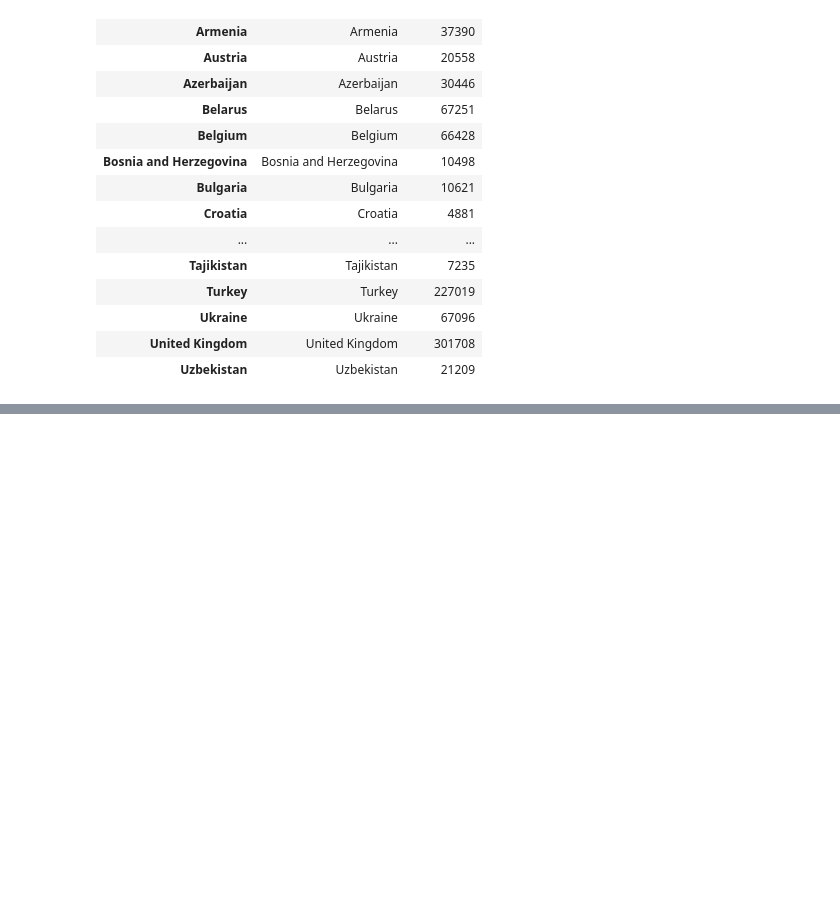
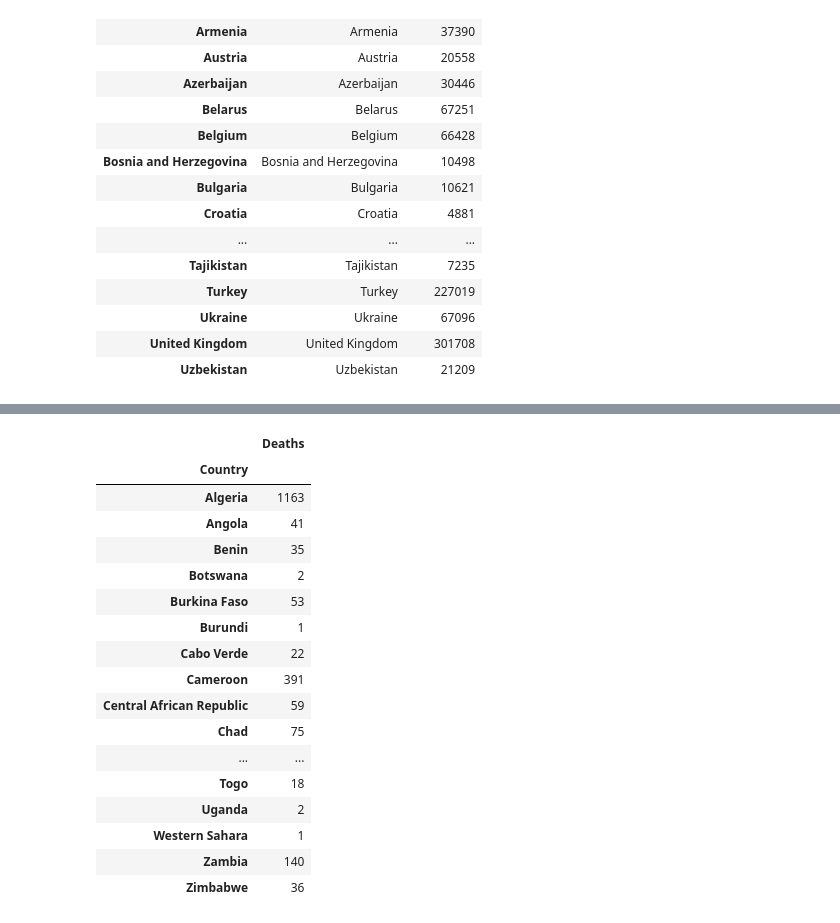
Before and after one commit to sidba2003/Covid19, a Jupyter notebook: CovidData.ipynb, the cells around one changed output, grey strips where cells are left out. Cells and saved outputs as stored; diff of their text form; code cells hidden in the pictures; blank space fills up the shorter version.

```diff
--- a/CovidData.ipynb
+++ b/CovidData.ipynb
@@ -38,0 +55,22 @@ required_record.groupby('Country')[['Country']].sum()
+# %%
+africanData = data[data['Region'] == 'Africa'].groupby('Country')[['Deaths']].sum()
+africanData
+# %% [output]
+|  | Deaths |
+| Country |  |
+| Algeria | 1163 |
+| Angola | 41 |
+| Benin | 35 |
+| Botswana | 2 |
+| Burkina Faso | 53 |
+| Burundi | 1 |
+| Cabo Verde | 22 |
+| Cameroon | 391 |
+| Central African Republic | 59 |
+| Chad | 75 |
+| ... | ... |
+| Togo | 18 |
+| Uganda | 2 |
+| Western Sahara | 1 |
+| Zambia | 140 |
+| Zimbabwe | 36 |
```
Also changed, not shown: parts of 4 cells of this notebook.
